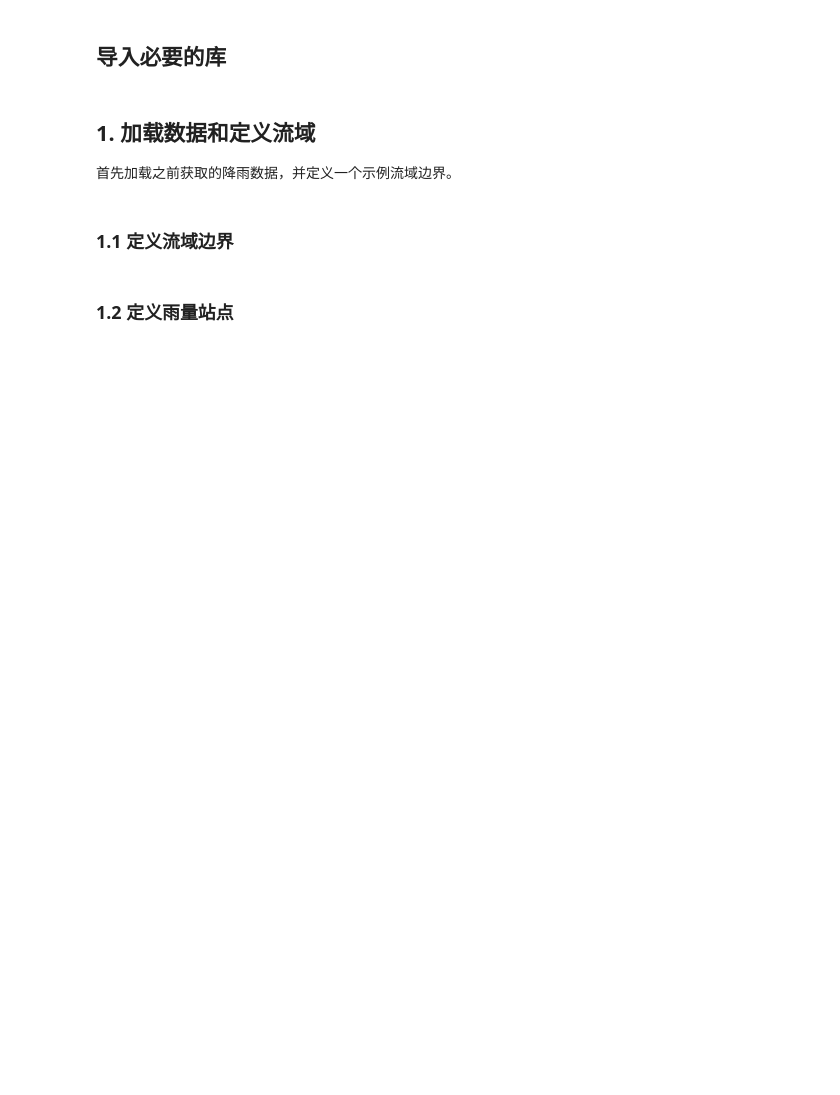
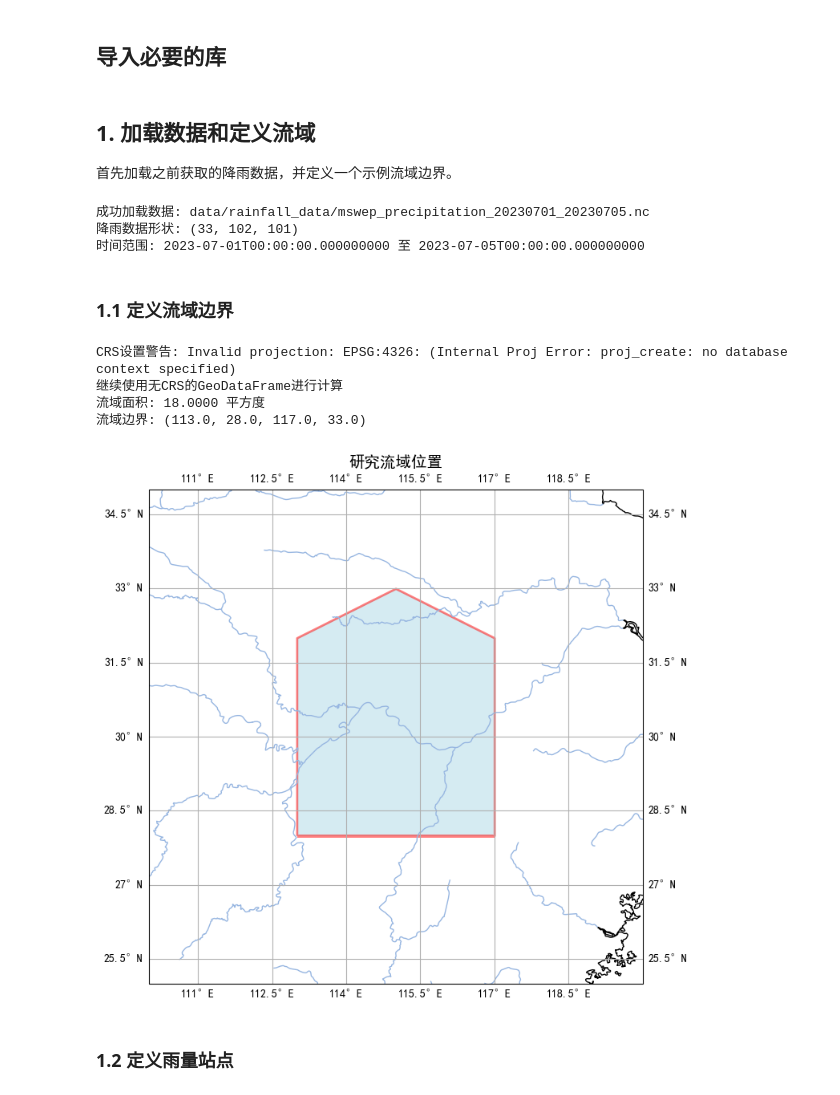
Before and after one commit to iHeadWater/digital_twin_watershed_homework, a Jupyter notebook: 2_data_processing.ipynb, the cells around one changed output. Cells and saved outputs as stored; diff of their text form; code cells hidden in the pictures; blank space fills up the shorter version.

```diff
--- a/2_data_processing.ipynb
+++ b/2_data_processing.ipynb
@@ -30,9 +30,9 @@ plt.rcParams['axes.unicode_minus'] = False
 首先加载之前获取的降雨数据，并定义一个示例流域边界。
 # %%
 # 加载MSWEP数据（如果文件存在的话）
-data_dir = "../data/rainfall_data"
+data_dir = "data/rainfall_data"
 start_date = datetime(2023, 7, 1)
-end_date = datetime(2023, 7, 3)
+end_date = datetime(2023, 7, 5)
 
 # 尝试加载已保存的数据，如果不存在则重新生成
 mswep_file = os.path.join(data_dir, f"mswep_precipitation_{start_date.strftime('%Y%m%d')}_{end_date.strftime('%Y%m%d')}.nc")
@@ -75,6 +75,10 @@ except Exception as e:
 if rainfall_data is not None:
     print(f"降雨数据形状: {rainfall_data.precipitation.shape}")
     print(f"时间范围: {rainfall_data.time.min().values} 至 {rainfall_data.time.max().values}")
+# %% [output]
+成功加载数据: data/rainfall_data/mswep_precipitation_20230701_20230705.nc
+降雨数据形状: (33, 102, 101)
+时间范围: 2023-07-01T00:00:00.000000000 至 2023-07-05T00:00:00.000000000
 # %% [markdown]
 ### 1.1 定义流域边界
 # %%
@@ -88,34 +92,47 @@ watershed_coords = [
     (113.0, 32.0),
     (113.0, 28.0)
 ]
 
 # 创建流域多边形
 watershed_polygon = Polygon(watershed_coords)
-watershed_gdf = gpd.GeoDataFrame([1], geometry=[watershed_polygon], crs='EPSG:4326')
+# 先创建没有CRS的GeoDataFrame，避免pyproj数据库错误
+watershed_gdf = gpd.GeoDataFrame([1], geometry=[watershed_polygon])
+# 手动设置CRS（如果需要的话可以跳过这步）
+try:
+    watershed_gdf.crs = 4326
+except Exception as e:
+    print(f"CRS设置警告: {e}")
+    print("继续使用无CRS的GeoDataFrame进行计算")
 
 print(f"流域面积: {watershed_polygon.area:.4f} 平方度")
 print(f"流域边界: {watershed_polygon.bounds}")
 
 # 可视化流域边界
 fig, ax = plt.subplots(1, 1, figsize=(10, 8),
                       subplot_kw={'projection': ccrs.PlateCarree()})
 
 # 绘制流域边界
 watershed_gdf.plot(ax=ax, transform=ccrs.PlateCarree(),
                    facecolor='lightblue', edgecolor='red',
                    alpha=0.5, linewidth=2)
 
 # 添加地理要素
 ax.add_feature(cfeature.COASTLINE)
 ax.add_feature(cfeature.BORDERS)
 ax.add_feature(cfeature.RIVERS)
 
 # 设置地图范围
 ax.set_extent([110, 120, 25, 35], ccrs.PlateCarree())
 ax.gridlines(draw_labels=True)
 
 plt.title('研究流域位置', fontsize=14)
 plt.show()
+# %% [output]
+CRS设置警告: Invalid projection: EPSG:4326: (Internal Proj Error: proj_create: no database context specified)
+继续使用无CRS的GeoDataFrame进行计算
+流域面积: 18.0000 平方度
+流域边界: (113.0, 28.0, 117.0, 33.0)
+[figure, added]
 # %% [markdown]
 ### 1.2 定义雨量站点
 # %%
```
Also changed, not shown: parts of 24 cells of this notebook, 5 other files.
